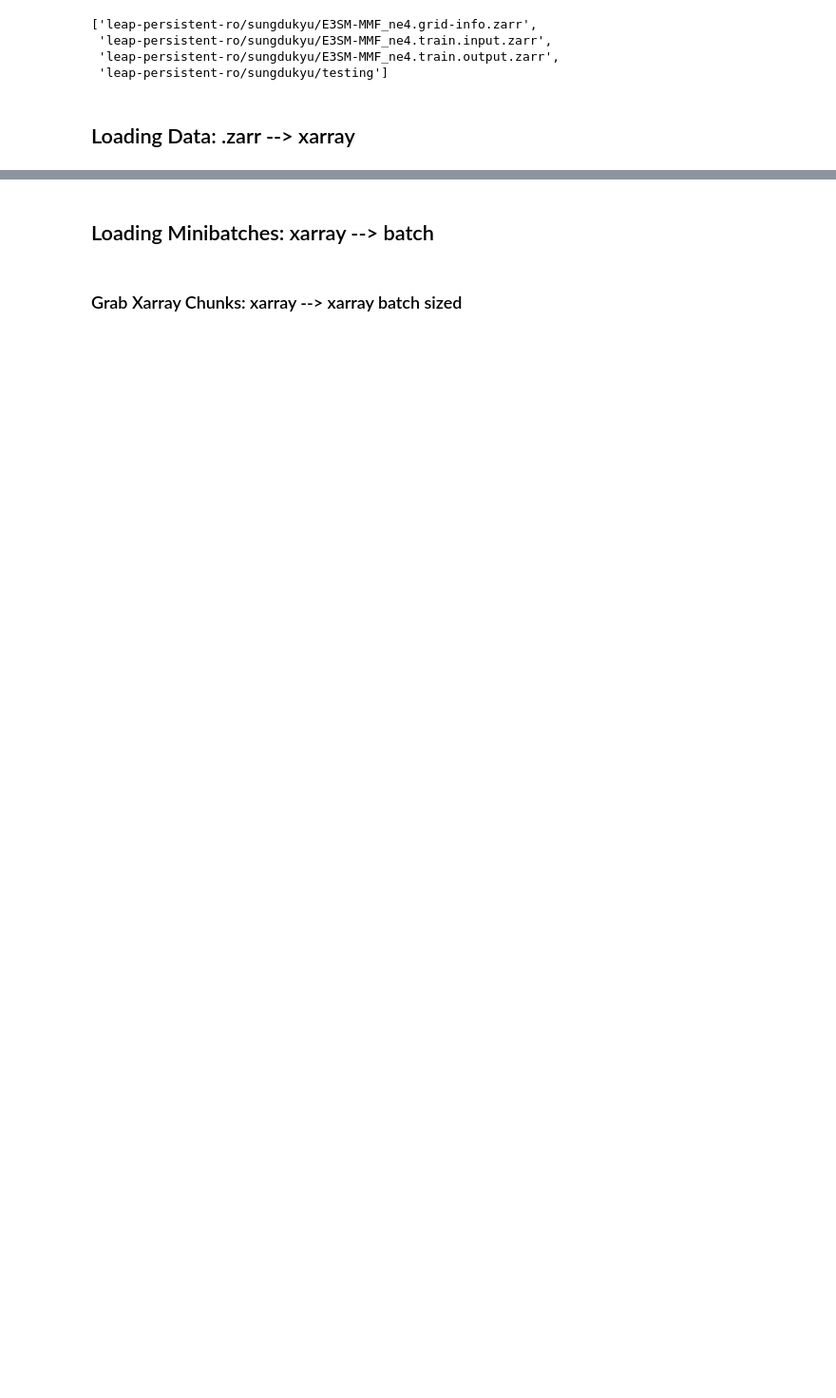
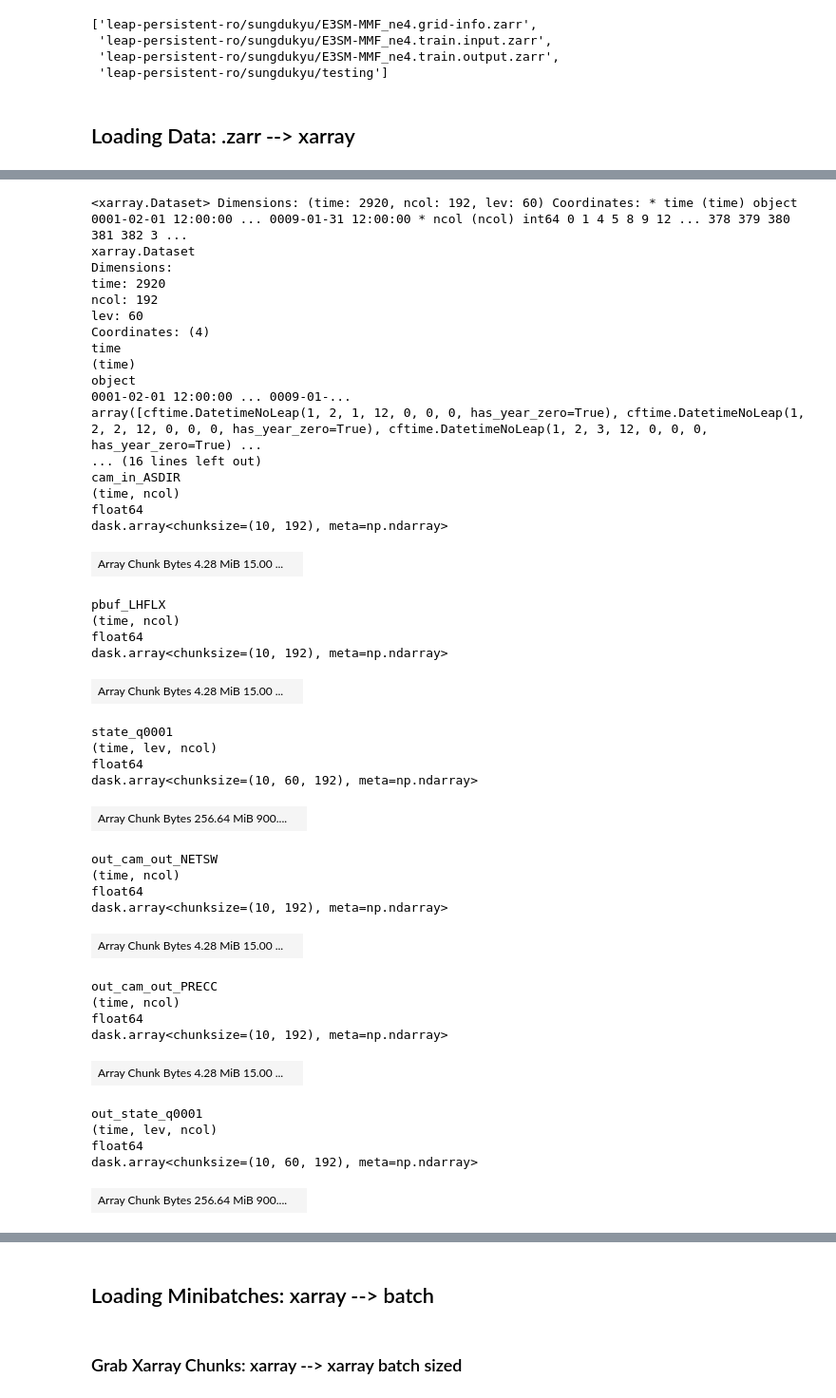
Before and after one commit to SammyAgrawal/modelPipeliningLEAP, a Jupyter notebook: Pipeline.ipynb, the cells around one changed output, grey strips where cells are left out. Shown at 95% size. Cells and saved outputs as stored; diff of their text form; code cells hidden in the pictures; blank space fills up the shorter version.

```diff
--- a/Pipeline.ipynb
+++ b/Pipeline.ipynb
@@ -91,0 +250,46 @@ def split_input_output(ds):
+# %%
+test
+# %% [output]
+<xarray.Dataset> Dimensions: (time: 2920, ncol: 192, lev: 60) Coordinates: * time (time) object 0001-02-01 12:00:00 ... 0009-01-31 12:00:00 * ncol (ncol) int64 0 1 4 5 8 9 12 ... 378 379 380 381 382 3 ...
+xarray.Dataset
+Dimensions:
+time: 2920
+ncol: 192
+lev: 60
+Coordinates: (4)
+time
+(time)
+object
+0001-02-01 12:00:00 ... 0009-01-...
+array([cftime.DatetimeNoLeap(1, 2, 1, 12, 0, 0, 0, has_year_zero=True), cftime.DatetimeNoLeap(1, 2, 2, 12, 0, 0, 0, has_year_zero=True), cftime.DatetimeNoLeap(1, 2, 3, 12, 0, 0, 0, has_year_zero=True) ...
+... (16 lines left out)
+cam_in_ASDIR
+(time, ncol)
+float64
+dask.array<chunksize=(10, 192), meta=np.ndarray>
+| Array Chunk Bytes 4.28 MiB 15.00 ... |  |
+pbuf_LHFLX
+(time, ncol)
+float64
+dask.array<chunksize=(10, 192), meta=np.ndarray>
+| Array Chunk Bytes 4.28 MiB 15.00 ... |  |
+state_q0001
+(time, lev, ncol)
+float64
+dask.array<chunksize=(10, 60, 192), meta=np.ndarray>
+| Array Chunk Bytes 256.64 MiB 900.... |  |
+out_cam_out_NETSW
+(time, ncol)
+float64
+dask.array<chunksize=(10, 192), meta=np.ndarray>
+| Array Chunk Bytes 4.28 MiB 15.00 ... |  |
+out_cam_out_PRECC
+(time, ncol)
+float64
+dask.array<chunksize=(10, 192), meta=np.ndarray>
+| Array Chunk Bytes 4.28 MiB 15.00 ... |  |
+out_state_q0001
+(time, lev, ncol)
+float64
+dask.array<chunksize=(10, 60, 192), meta=np.ndarray>
+| Array Chunk Bytes 256.64 MiB 900.... |  |
```
Also changed, not shown: parts of 35 cells of this notebook, 1 other file.
